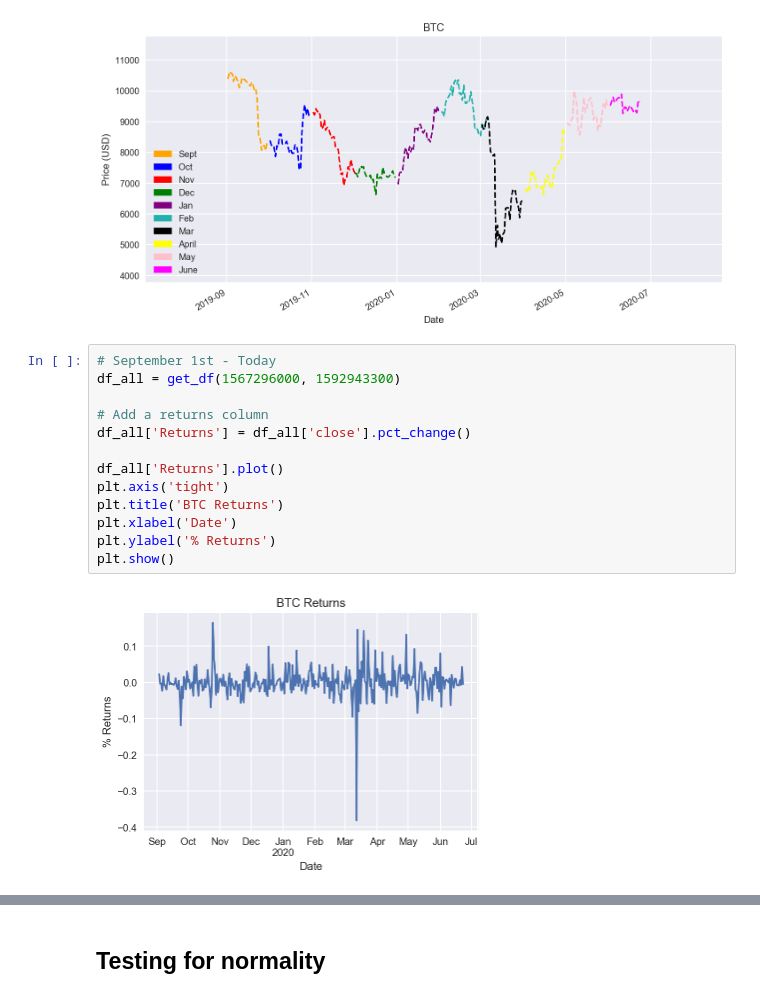
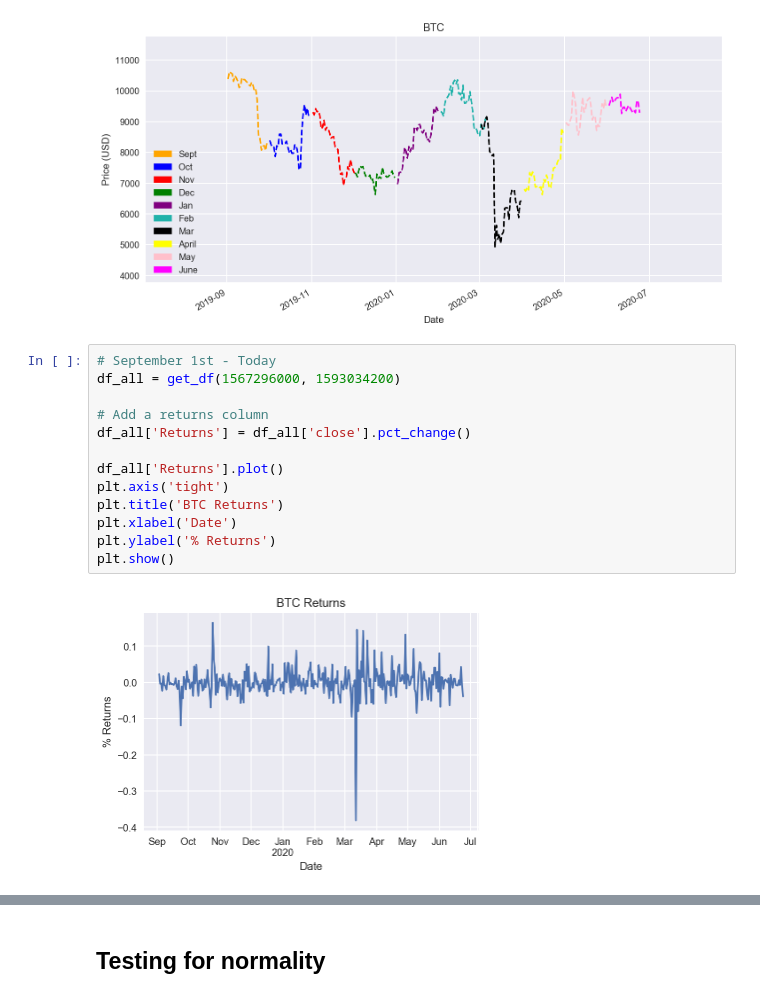
Before and after one commit to hilljtm/sfund, a Jupyter notebook: CryptoC_plots.ipynb, the cells around one changed output, grey strips where cells are left out. Saved outputs shown, nothing was run; the diff lists cells and outputs as text.

```diff
--- a/CryptoC_plots.ipynb
+++ b/CryptoC_plots.ipynb
@@ -121,19 +121,19 @@ To register the converters:
 [figure]
 # %%
 # September 1st - Today
-df_all = get_df(1567296000, 1592943300)
+df_all = get_df(1567296000, 1593034200)
 
 # Add a returns column
 df_all['Returns'] = df_all['close'].pct_change()
 
 df_all['Returns'].plot()
 plt.axis('tight')
 plt.title('BTC Returns')
 plt.xlabel('Date')
 plt.ylabel('% Returns')
 plt.show()
 # %% [output]
-[figure, old version]
+[figure, new version]
 # %%
 # Plot returns
 plt.hist(df_all['Returns'].dropna(), bins=75, density=False)
```
Also changed, not shown: parts of 6 cells of this notebook, 2 other files.
